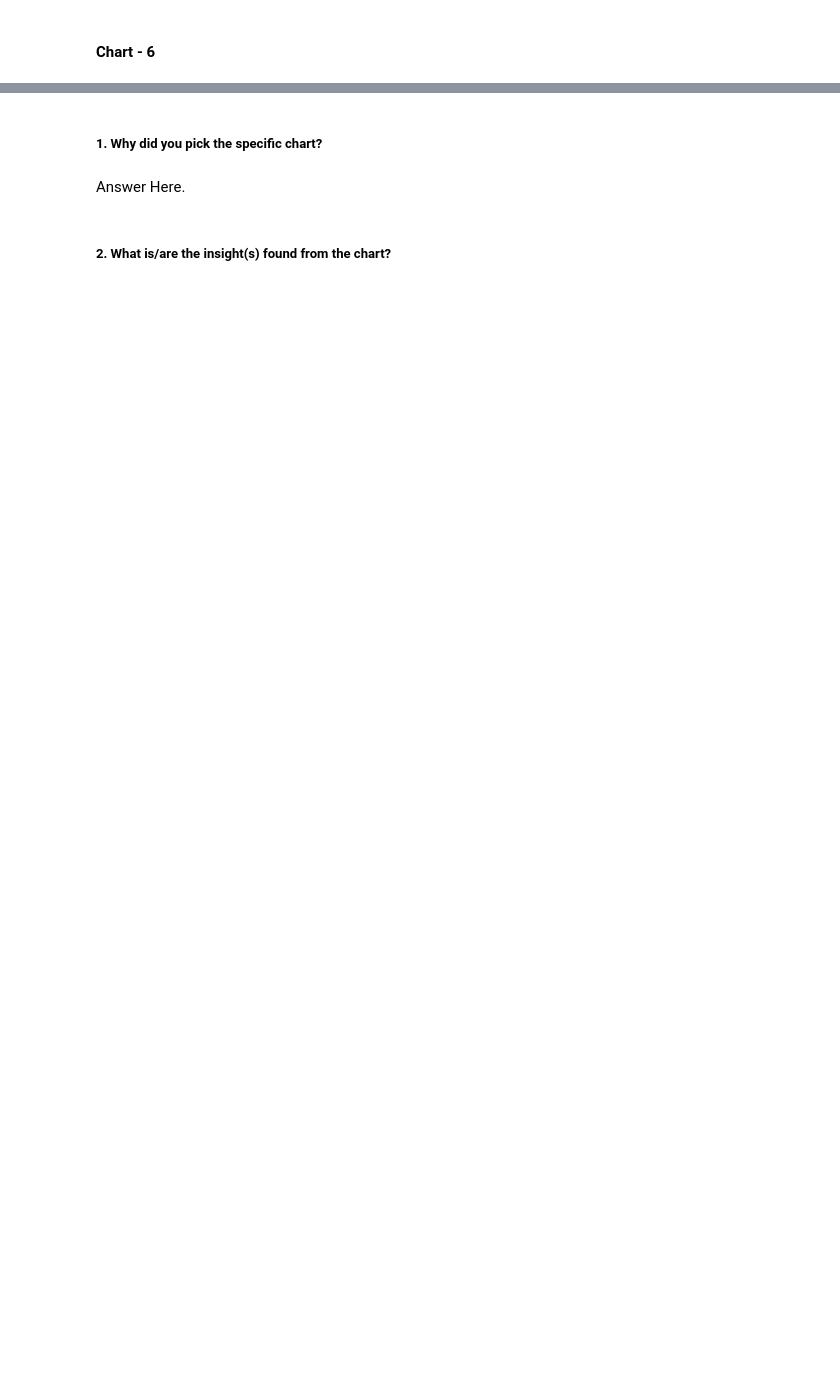
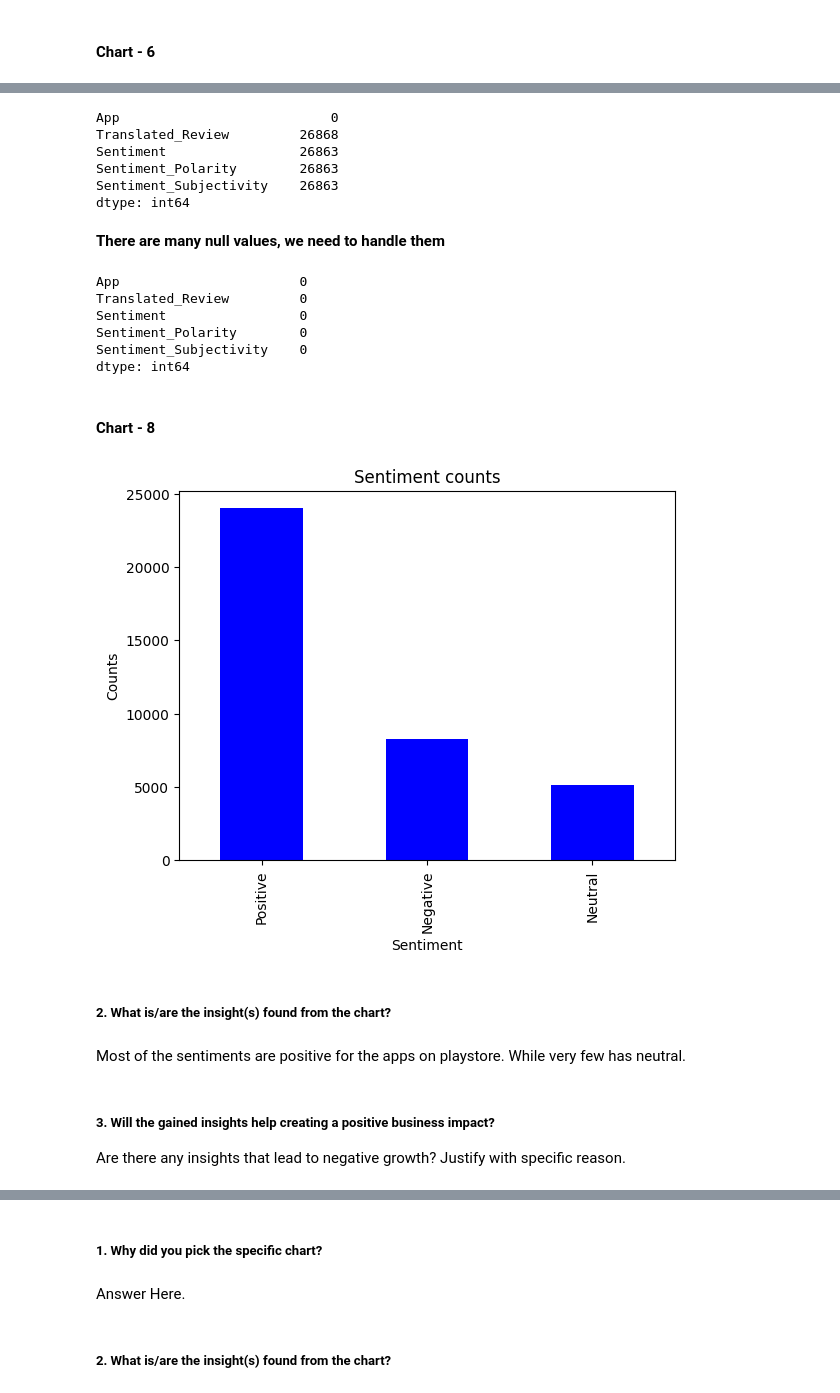
Before and after one commit to abhishek-kakde/EDA_capstone_playstore_review, a Jupyter notebook: Playstore_Apps_Review_Analysis_EDA.ipynb, the cells around one changed output, grey strips where cells are left out. Saved outputs shown, nothing was run; the diff lists cells and outputs as text; code cells hidden in the pictures; blank space fills up the shorter version.

```diff
--- a/Playstore_Apps_Review_Analysis_EDA.ipynb
+++ b/Playstore_Apps_Review_Analysis_EDA.ipynb
@@ -851,0 +929,2 @@ Answer Here
+# %%
+review = pd.read_csv('/content/drive/MyDrive/AlmaBetter assignments/dataset_eda_capstone/User Reviews.csv')
@@ -898,0 +976,39 @@ array(['Art & Design', 'Art & Design;Pretend Play',
+# %%
+review.isnull().sum()
+# %% [output]
+App                           0
+Translated_Review         26868
+Sentiment                 26863
+Sentiment_Polarity        26863
+Sentiment_Subjectivity    26863
+dtype: int64
+# %% [markdown]
+**There are many null values, we need to handle them**
+# %%
+review = review.dropna()
+# %%
+review.isnull().sum()
+# %% [output]
+App                       0
+Translated_Review         0
+Sentiment                 0
+Sentiment_Polarity        0
+Sentiment_Subjectivity    0
+dtype: int64
+# %% [markdown]
+#### Chart - 8
+# %%
+review['Sentiment'].value_counts().plot(kind ='bar',color = 'blue')
+plt.title('Sentiment counts')
+plt.xlabel('Sentiment')
+plt.ylabel('Counts')
+plt.show()
+# %% [output]
+[figure, added]
+# %% [markdown]
+##### 2. What is/are the insight(s) found from the chart?
+# %% [markdown]
+Most of the sentiments are positive for the apps on playstore. While very few has neutral.
+# %% [markdown]
+##### 3. Will the gained insights help creating a positive business impact?
+Are there any insights that lead to negative growth? Justify with specific reason.
```
Also changed, not shown: parts of 130 cells of this notebook.
